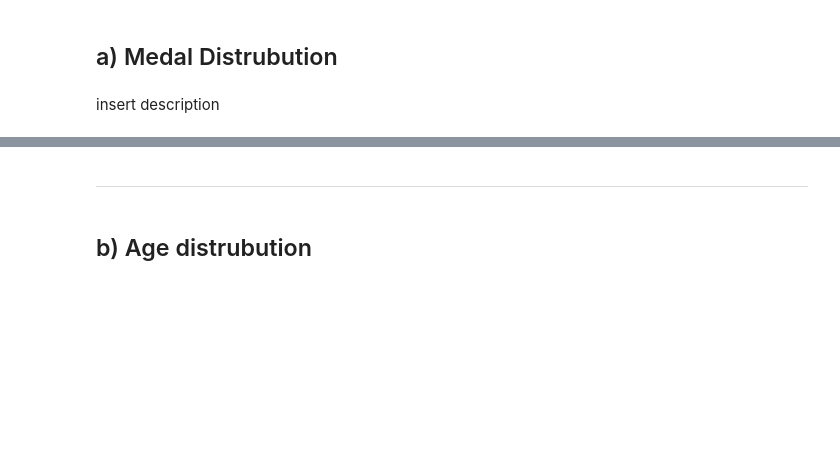
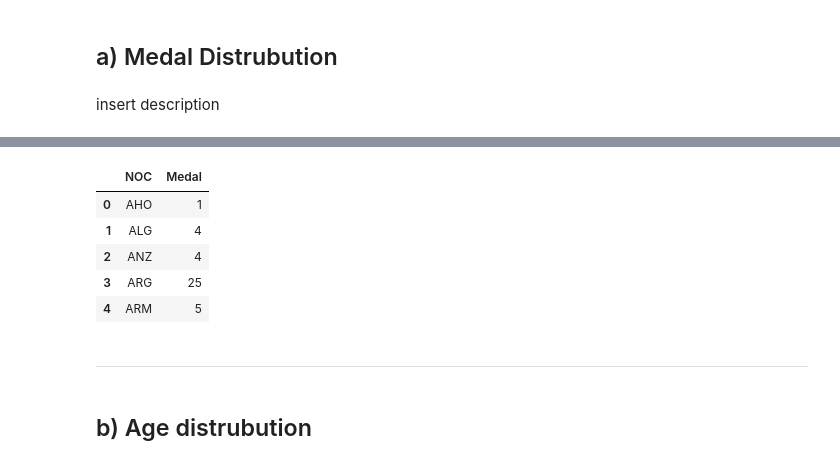
Before and after one commit to CyrilleKolle/project_data_behandling, a Jupyter notebook: Code/task2_sports_statistics.ipynb, the cells around one changed output, grey strips where cells are left out. Drawn from its saved outputs; the diff is of its cells as text; code cells hidden in the pictures; blank space fills up the shorter version.

```diff
--- a/Code/task2_sports_statistics.ipynb
+++ b/Code/task2_sports_statistics.ipynb
@@ -21,0 +34,15 @@ insert description
+# %%
+gold_medal_distribution = data[data['Medal'] == 'Gold']
+gold_medal_distribution = gold_medal_distribution.groupby('NOC').agg({'Medal':'count'}).reset_index()
+silver_medal_distribution = data[data['Medal'] == 'Silver']
+silver_medal_distribution = silver_medal_distribution.groupby('NOC').agg({'Medal':'count'}).reset_index()
+bronze_medal_distribution = data[data['Medal'] == 'Silver']
+bronze_medal_distribution = bronze_medal_distribution.groupby('NOC').agg({'Medal':'count'}).reset_index()
+bronze_medal_distribution.head(5)
+# %% [output]
+|  | NOC | Medal |
+| 0 | AHO | 1 |
+| 1 | ALG | 4 |
+| 2 | ANZ | 4 |
+| 3 | ARG | 25 |
+| 4 | ARM | 5 |
```
Also changed, not shown: parts of 4 cells of this notebook.
